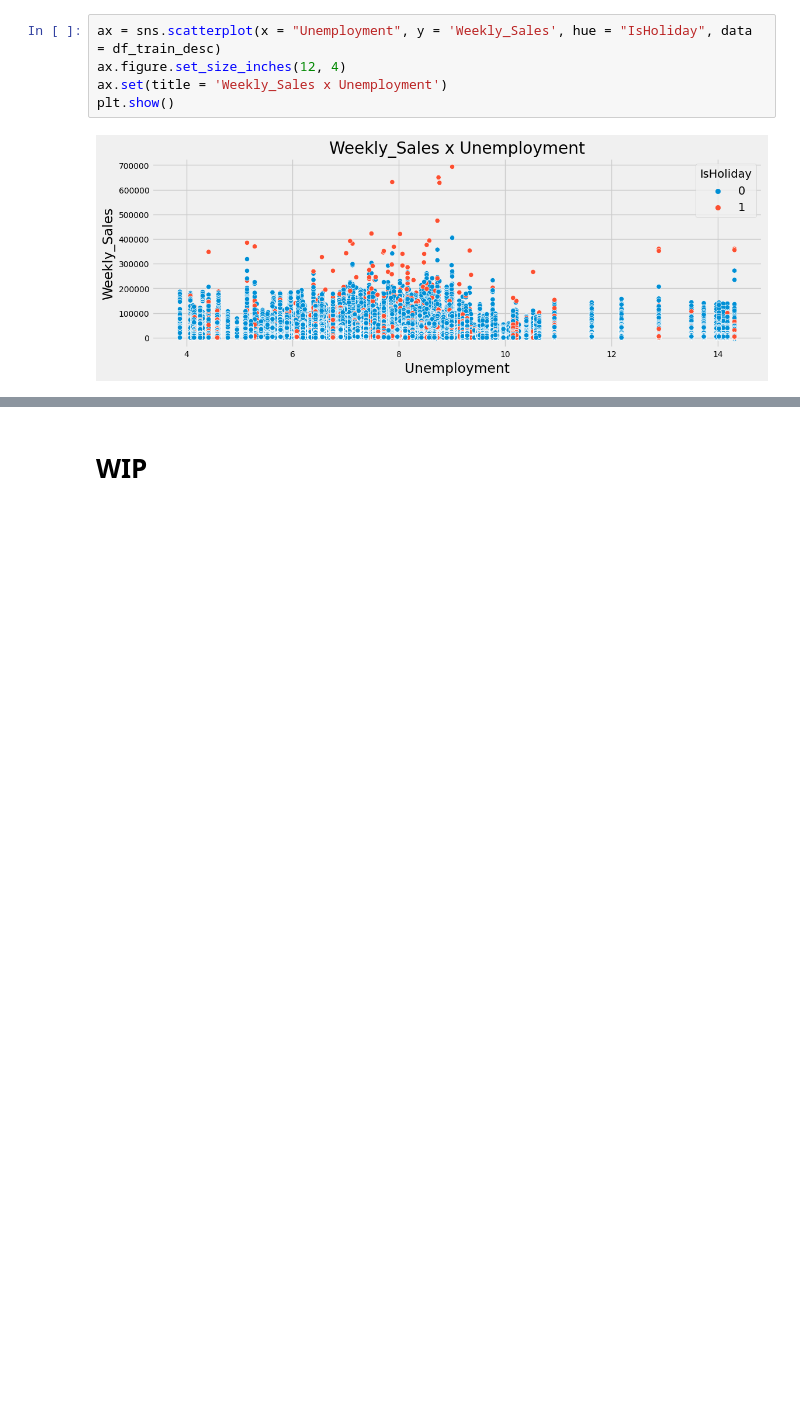
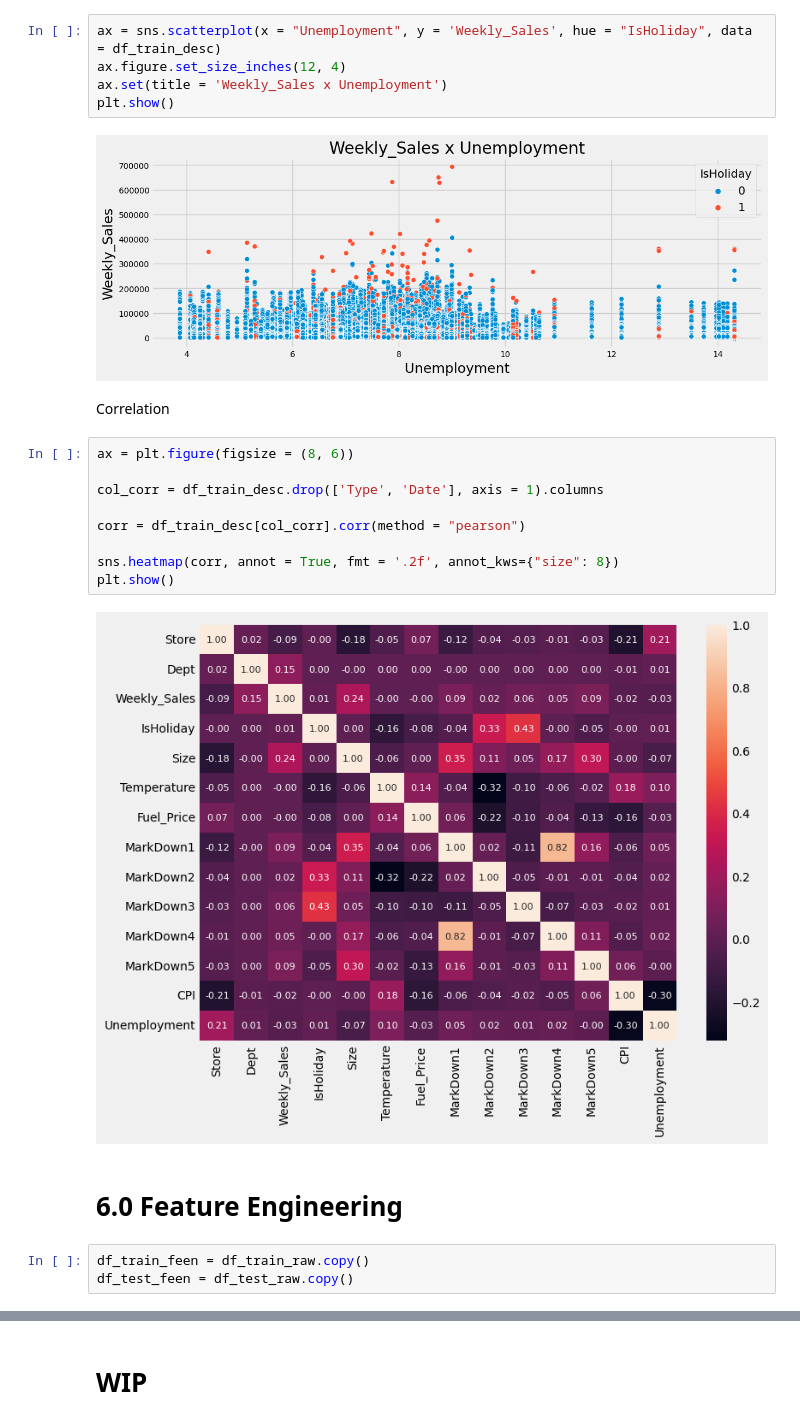
Before and after one commit to YuriCatramby/ds-reg-sales-forecast, a Jupyter notebook: ds-reg-sales-forecasting.ipynb, the cells around one changed output, grey strips where cells are left out. Saved outputs shown, nothing was run; the diff lists cells and outputs as text; blank space fills up the shorter version.

```diff
--- a/ds-reg-sales-forecasting.ipynb
+++ b/ds-reg-sales-forecasting.ipynb
@@ -382,3 +381,21 @@ ax.set(title = 'Weekly_Sales x Unemployment')
 plt.show()
 # %% [output]
 [figure]
+# %% [markdown]
+Correlation
+# %%
+ax = plt.figure(figsize = (8, 6))
+
+col_corr = df_train_desc.drop(['Type', 'Date'], axis = 1).columns
+
+corr = df_train_desc[col_corr].corr(method = "pearson")
+
+sns.heatmap(corr, annot = True, fmt = '.2f', annot_kws={"size": 8})
+plt.show()
+# %% [output]
+[figure, added]
+# %% [markdown]
+# 6.0 Feature Engineering
+# %%
+df_train_feen = df_train_raw.copy()
+df_test_feen = df_test_raw.copy()
```
Also changed, not shown: parts of 17 cells of this notebook.
